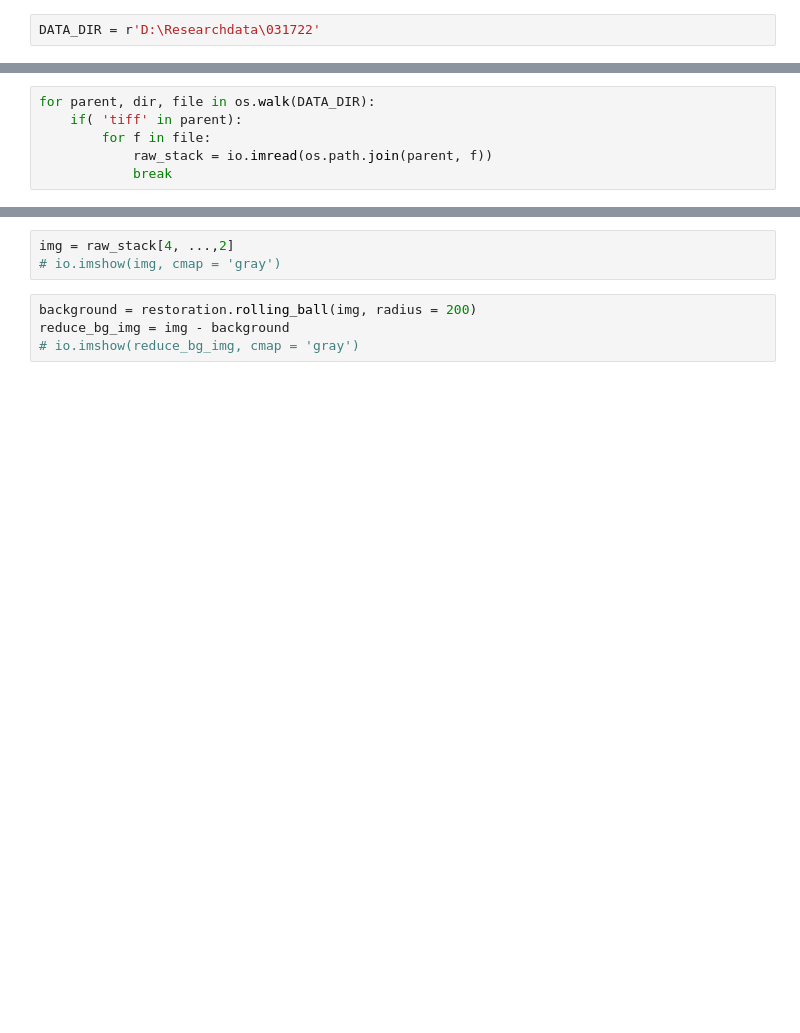
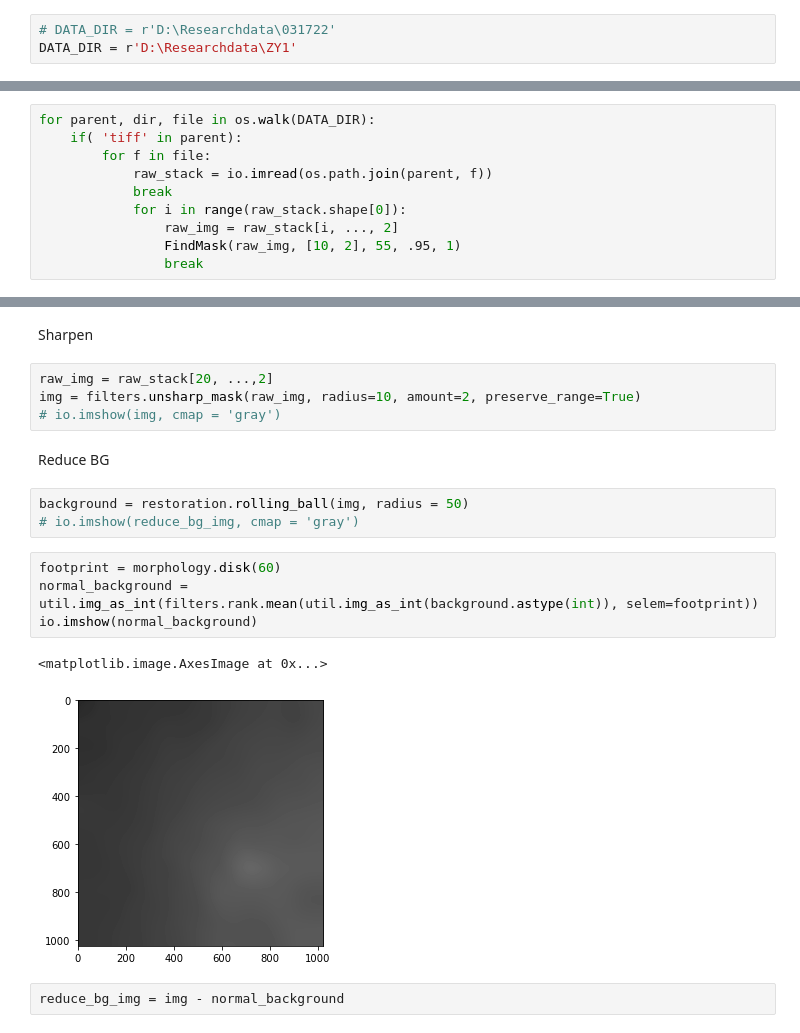
Before and after one commit to ZiyangCh3n/Pilus_Sensing, a Jupyter notebook: temp.ipynb, the cells around one changed output, grey strips where cells are left out. Saved outputs shown, nothing was run; the diff lists cells and outputs as text; blank space fills up the shorter version.

Commit message:
Mask finding pipeline test

```diff
--- a/temp.ipynb
+++ b/temp.ipynb
@@ -6,2 +7,3 @@ import numpy as np
 # %%
-DATA_DIR = r'D:\Researchdata\031722'
+# DATA_DIR = r'D:\Researchdata\031722'
+DATA_DIR = r'D:\Researchdata\ZY1'
@@ -11,3 +51,7 @@ for parent, dir, file in os.walk(DATA_DIR):
         for f in file:
             raw_stack = io.imread(os.path.join(parent, f))
             break
+            for i in range(raw_stack.shape[0]):
+                raw_img = raw_stack[i, ..., 2]
+                FindMask(raw_img, [10, 2], 55, .95, 1)
+                break
@@ -14,7 +63,20 @@ for parent, dir, file in os.walk(DATA_DIR):
+# %% [markdown]
+Sharpen
 # %%
-img = raw_stack[4, ...,2]
+raw_img = raw_stack[20, ...,2]
+img = filters.unsharp_mask(raw_img, radius=10, amount=2, preserve_range=True)
 # io.imshow(img, cmap = 'gray')
+# %% [markdown]
+Reduce BG
 # %%
-background = restoration.rolling_ball(img, radius = 200)
-reduce_bg_img = img - background
+background = restoration.rolling_ball(img, radius = 50)
 # io.imshow(reduce_bg_img, cmap = 'gray')
+# %%
+footprint = morphology.disk(60)
+normal_background = util.img_as_int(filters.rank.mean(util.img_as_int(background.astype(int)), selem=footprint))
+io.imshow(normal_background)
+# %% [output]
+<matplotlib.image.AxesImage at 0x...>
+[figure, added]
+# %%
+reduce_bg_img = img - normal_background
```
Also changed, not shown: parts of 11 cells of this notebook, 1 other file.
